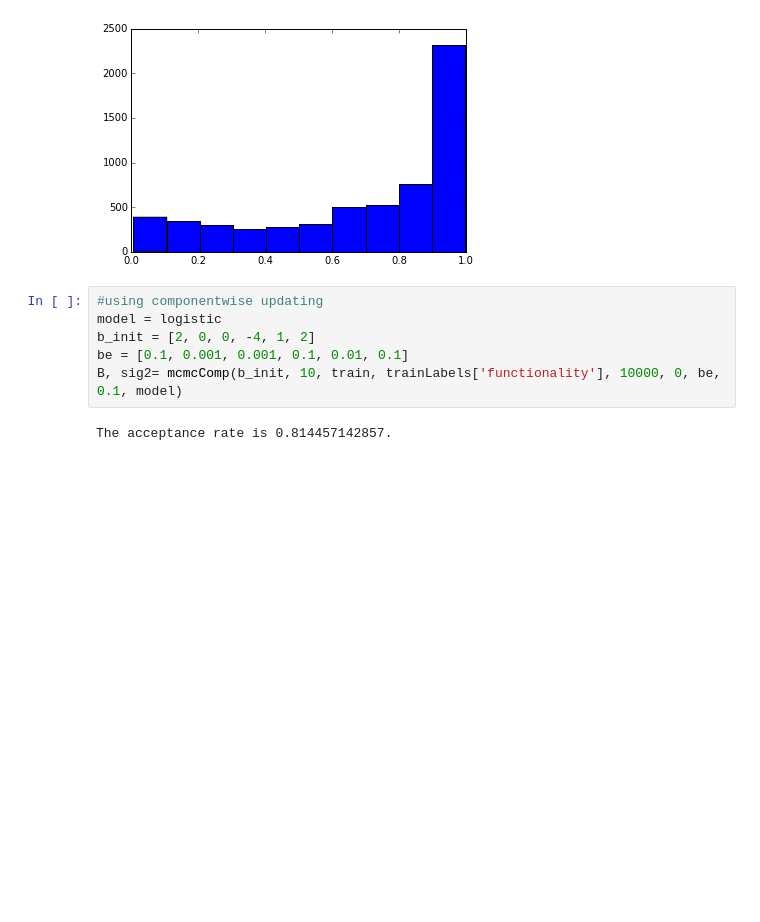
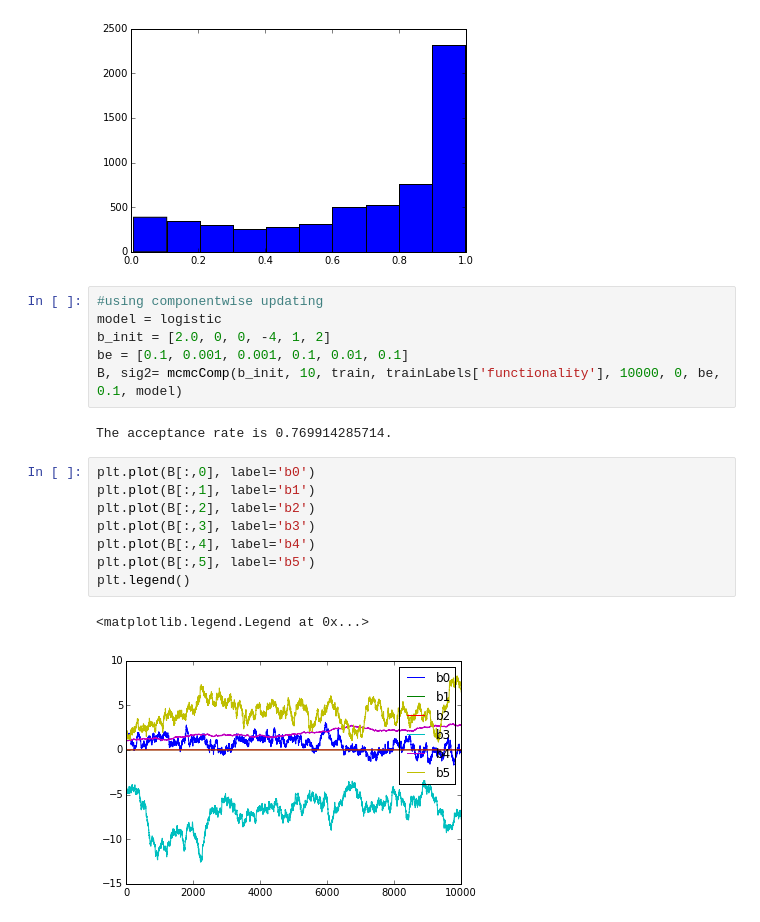
Before and after one commit to ghaslam/AM207, a Jupyter notebook: ModelSampler.ipynb, the cells around one changed output. Drawn from its saved outputs; the diff is of its cells as text; blank space fills up the shorter version.

```diff
--- a/ModelSampler.ipynb
+++ b/ModelSampler.ipynb
@@ -212,8 +212,19 @@ plt.hist(yPredict)
 # %%
 #using componentwise updating
 model = logistic
-b_init = [2, 0, 0, -4, 1, 2]
+b_init = [2.0, 0, 0, -4, 1, 2]
 be = [0.1, 0.001, 0.001, 0.1, 0.01, 0.1]
 B, sig2= mcmcComp(b_init, 10, train, trainLabels['functionality'], 10000, 0, be, 0.1, model)
 # %% [output]
-The acceptance rate is 0.814457142857.
+The acceptance rate is 0.769914285714.
+# %%
+plt.plot(B[:,0], label='b0')
+plt.plot(B[:,1], label='b1')
+plt.plot(B[:,2], label='b2')
+plt.plot(B[:,3], label='b3')
+plt.plot(B[:,4], label='b4')
+plt.plot(B[:,5], label='b5')
+plt.legend()
+# %% [output]
+<matplotlib.legend.Legend at 0x...>
+[figure, added]
```
Also changed, not shown: parts of 1 cell of this notebook.
